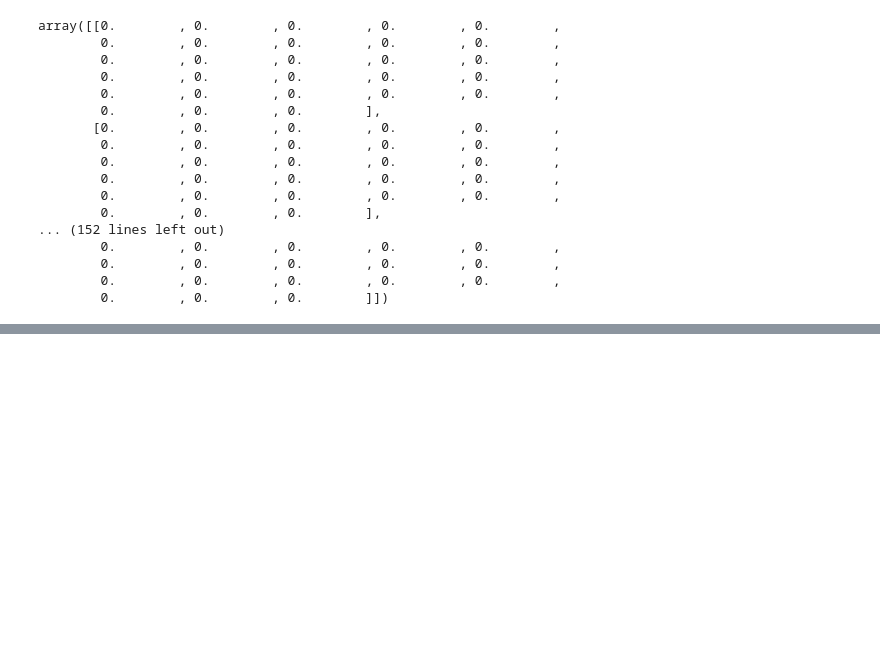
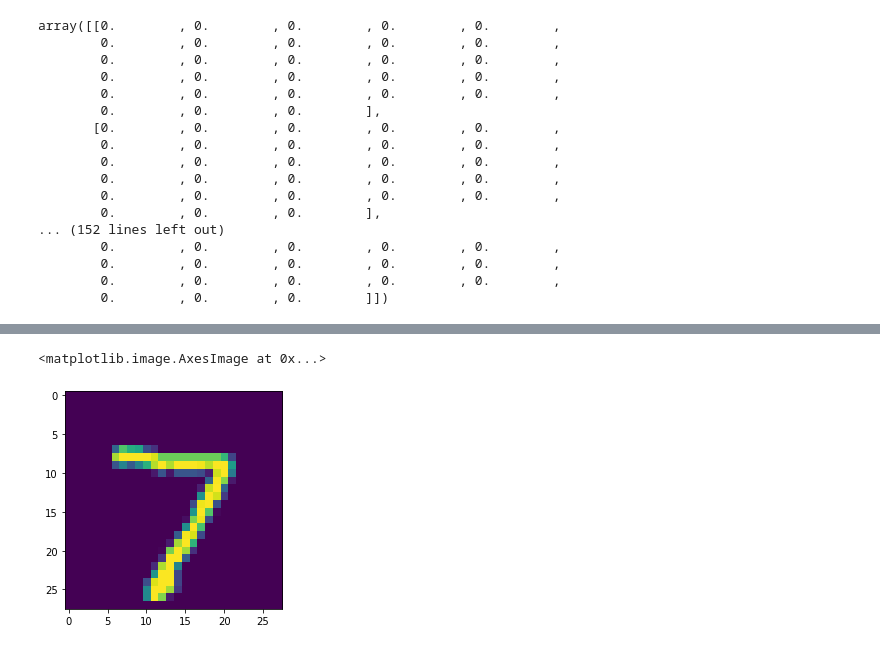
Before and after one commit to Shantonu-Acharjee/HandWritten-Digit-Classification-ANN, a Jupyter notebook: Main.ipynb, the cells around one changed output, grey strips where cells are left out. Cells and saved outputs as stored; diff of their text form; code cells hidden in the pictures; blank space fills up the shorter version.

```diff
--- a/Main.ipynb
+++ b/Main.ipynb
@@ -155,0 +265,5 @@ model.summary()
+# %%
+plt.imshow(x_test[0])
+# %% [output]
+<matplotlib.image.AxesImage at 0x...>
+[figure, added]
```
Also changed, not shown: parts of 19 cells of this notebook.
